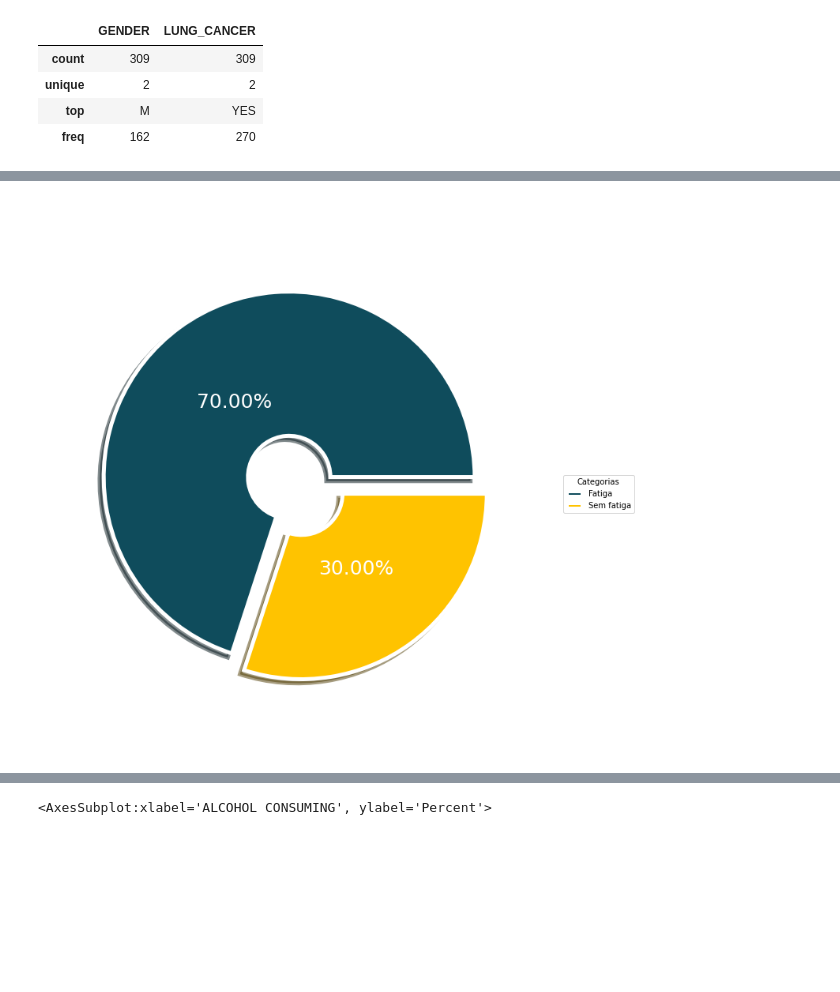
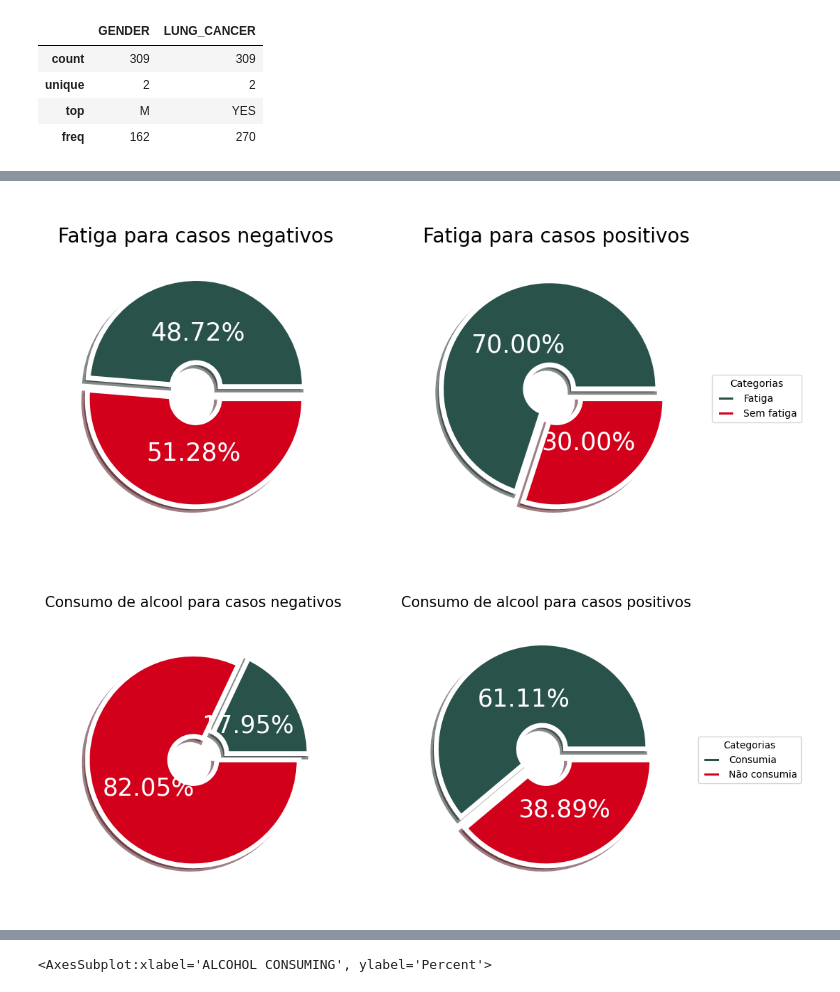
Before and after one commit to JoaoYukio/PCO114, a Jupyter notebook: Tarefa2/AnaliseDosDados.ipynb, the cells around one changed output, grey strips where cells are left out. Drawn from its saved outputs; the diff is of its cells as text; code cells hidden in the pictures; blank space fills up the shorter version.

```diff
--- a/Tarefa2/AnaliseDosDados.ipynb
+++ b/Tarefa2/AnaliseDosDados.ipynb
@@ -101,3 +101,7 @@ data_posit.head()
 | 5 | Fem | 75 | Nao | Sim | Nao | Nao | Sim | Sim | Sim | ... |
 | 6 | Masc | 52 | Sim | Nao | Nao | Nao | Nao | Sim | Nao | ... |
 | 7 | Fem | 51 | Sim | Sim | Sim | Sim | Nao | Sim | Sim | ... |
+# %%
+# Observar o pq de uma pessoa ter cancer
+data_neg = data_temp[data_temp['LUNG_CANCER'] == "Nao"]
+data_neg.head()
@@ -155,27 +207,92 @@ plt.show()
 # %%
 # Vamos tentar achar dados correlacionados
 plt.subplots(figsize=(12, 12))
 
 labels = "Fatiga","Sem fatiga"
 size = 0.7
 
+plt.subplot(1, 2, 1)
+wedges, texts, autotexts = plt.pie([len(data_neg[data_neg["FATIGUE "]=="Sim"]["FATIGUE "]),
+                                    len(data_neg[data_neg["FATIGUE "]=="Nao"]["FATIGUE "])],
+                                    explode = (0.1,0),
+                                    textprops=dict(size= 25, color= "white"),
+                                    autopct="%.2f%%",
+                                    pctdistance = 0.5,
+                                    radius=.9,
+                                    colors = ["#29524A","#D2001A"],
+                                    shadow = True,
+                                    wedgeprops=dict(width = size, edgecolor = "white",
+                                    linewidth = 5),
+                                    startangle = 0)
 
+#plt.legend(wedges, labels, title="Categorias",loc="center left",bbox_to_anchor=(1, 0, 0.5, 1))
+#plt.title("\nDistribuição de casos positivos entre fumantes e não fumantes para casos negativos",fontsize=20, color = "white")
+plt.title("\nFatiga para casos negativos",fontsize=20, color = "black")
+
+
+plt.subplot(1, 2, 2)
 wedges, texts, autotexts = plt.pie([len(data_posit[data_posit["FATIGUE "]=="Sim"]["FATIGUE "]),
                                     len(data_posit[data_posit["FATIGUE "]=="Nao"]["FATIGUE "])],
                                     explode = (0.1,0),
                                     textprops=dict(size= 25, color= "white"),
                                     autopct="%.2f%%",
                                     pctdistance = 0.5,
                                     radius=.9,
-                                    colors = ["#0f4c5c","#FFC300"],
+                                    colors = ["#29524A","#D2001A"],
                                     shadow = True,
                                     wedgeprops=dict(width = size, edgecolor = "white",
                                     linewidth = 5),
                                     startangle = 0)
 
 plt.legend(wedges, labels, title="Categorias",loc="center left",bbox_to_anchor=(1, 0, 0.5, 1))
-plt.title("\nQuantas pessoas com cancer apresentaram fatiga",fontsize=20, color = "white")
+plt.title("\nFatiga para casos positivos",fontsize=20, color = "black")
 plt.show()
 #Como esperado, pessoas fumantes tem a tendencia de apresentar cancer no pulmao
 # %% [output]
-[figure, old version]
+[figure, new version]
+# %%
+# Vamos tentar achar dados correlacionados
+plt.subplots(figsize=(12, 12))
+
+labels = "Consumia","Não consumia"
+size = 0.7
+
+plt.subplot(1, 2, 1)
+wedges, texts, autotexts = plt.pie([len(data_neg[data_neg["ALCOHOL CONSUMING"]=="Sim"]["ALCOHOL CONSUMING"]),
+                                    len(data_neg[data_neg["ALCOHOL CONSUMING"]=="Nao"]["ALCOHOL CONSUMING"])],
+                                    explode = (0.1,0),
+                                    textprops=dict(size= 25, color= "white"),
+                                    autopct="%.2f%%",
+                                    pctdistance = 0.5,
+                                    radius=.9,
+                                    colors = ["#29524A","#D2001A"],
+                                    shadow = True,
+                                    wedgeprops=dict(width = size, edgecolor = "white",
+                                    linewidth = 5),
+                                    startangle = 0)
+
+#plt.legend(wedges, labels, title="Categorias",loc="center left",bbox_to_anchor=(1, 0, 0.5, 1))
+#plt.title("\nDistribuição de casos positivos entre fumantes e não fumantes para casos negativos",fontsize=20, color = "white")
+plt.title("\nConsumo de alcool para casos negativos",fontsize=15, color = "black")
+
+
+plt.subplot(1, 2, 2)
+wedges, texts, autotexts = plt.pie([len(data_posit[data_posit["ALCOHOL CONSUMING"]=="Sim"]["ALCOHOL CONSUMING"]),
+                                    len(data_posit[data_posit["ALCOHOL CONSUMING"]=="Nao"]["ALCOHOL CONSUMING"])],
+                                    explode = (0.1,0),
+                                    textprops=dict(size= 25, color= "white"),
+                                    autopct="%.2f%%",
+                                    pctdistance = 0.5,
+                                    radius=.9,
+                                    colors = ["#29524A","#D2001A"],
+                                    shadow = True,
+                                    wedgeprops=dict(width = size, edgecolor = "white",
+                                    linewidth = 5),
+                                    startangle = 0)
+
+plt.legend(wedges, labels, title="Categorias",loc="center left",bbox_to_anchor=(1, 0, 0.5, 1))
+plt.title("\nConsumo de alcool para casos positivos",fontsize=15, color = "black")
+plt.show()
+#Como esperado, pessoas fumantes tem a tendencia de apresentar cancer no pulmao
+# %% [output]
+[figure, added]
```
Also changed, not shown: parts of 21 cells of this notebook, 7 other files.
